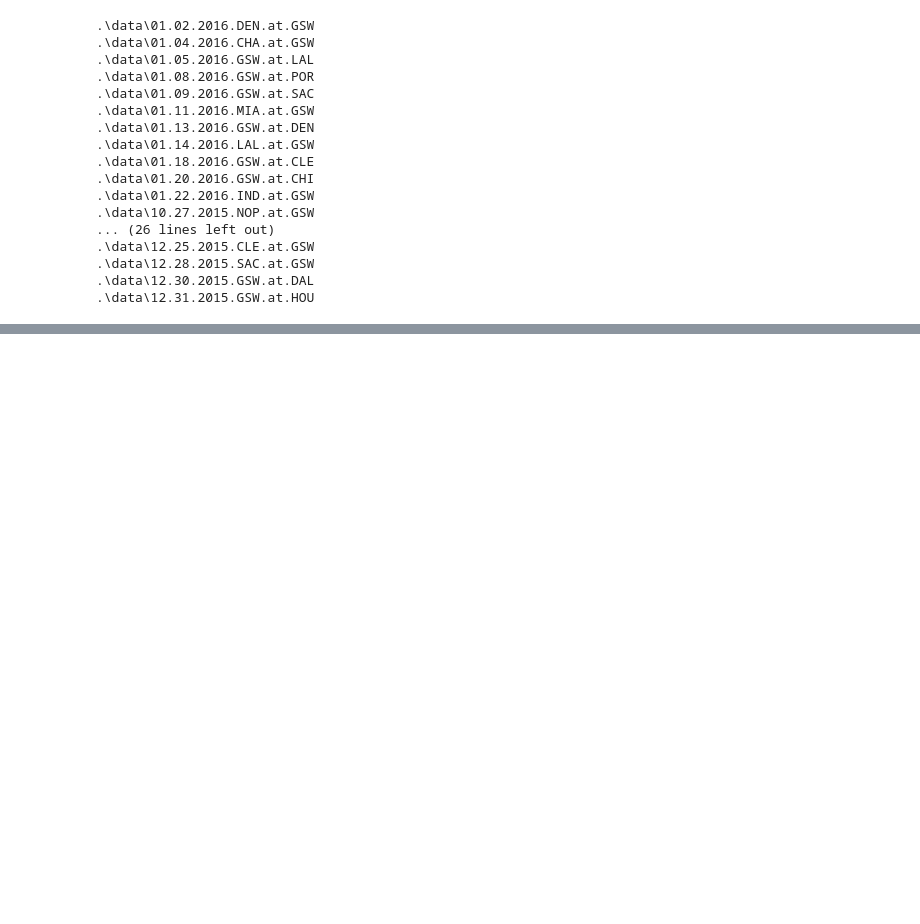
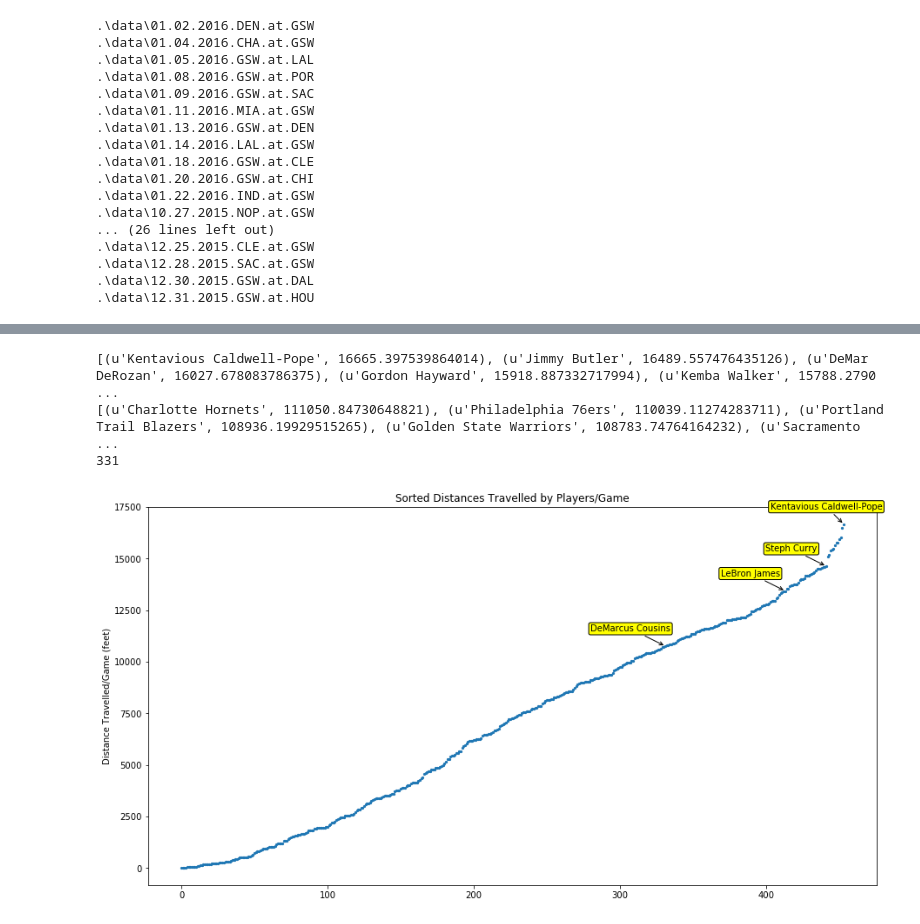
Before and after one commit to jtliao/nba-tracking-data-analysis, a Jupyter notebook: functions.ipynb, the cells around one changed output, grey strips where cells are left out. Saved outputs shown, nothing was run; the diff lists cells and outputs as text; code cells hidden in the pictures; blank space fills up the shorter version.

```diff
--- a/functions.ipynb
+++ b/functions.ipynb
@@ -279,0 +420,53 @@ Festus Ezeli
+# %%
+team_dists = json.load(open("team_to_dists.json"))
+# for team, winpct in team_to_winpct.items():
+#     print team
+#     if team not in team_dists:
+#         dist_dict, count = distance_travelled(team, p=False)
+#         for player_id, dists in sorted(dist_dict[team_to_id[team]].items(), key=lambda x:x[1][0], reverse=True):
+#             if player_id > 0:
+#                 print("{}: {} feet".format(id_to_player[player_id], dists[0]))
+#         dist_dict[team_to_id[team]]["count"] = count
+#         team_dists[team] = dist_dict[team_to_id[team]]
+#         json.dump(team_dists, open("team_to_dists.json", "w"))
+# %%
+player_avg = []
+team_avg = []
+for team, players in team_dists.items():
+    team_total = 0
+    for player, dist in players.items():
+        if player != "count" and int(player) != 0:
+            player_avg.append((id_to_player[int(player)], dist[0]/players["count"]))
+            team_total += dist[0]
+    team_avg.append((team, team_total/players["count"]))
+print sorted(player_avg, reverse=True, key=lambda x:x[1])[:10]
+print sorted(team_avg, reverse=True, key=lambda x:x[1])[:10]
+plt.figure(figsize=(15, 8))
+print [p[0] for p in sorted(player_avg, key=lambda x:x[1])].index("DeMarcus Cousins")
+sorted_avgs = [p[1] for p in sorted(player_avg, key=lambda x:x[1])]
+plt.scatter(range(len(player_avg)), sorted_avgs, s=5)
+plt.ylabel("Distance Travelled/Game (feet)")
+plt.title("Sorted Distances Travelled by Players/Game")
+plt.annotate("Kentavious Caldwell-Pope", xy=(range(len(player_avg))[-1], sorted_avgs[-1]), xytext=(-20, 20),
+             textcoords='offset points', ha='center', va='center',
+             bbox=dict(boxstyle='round,pad=0.2', fc='yellow', alpha=1),
+             arrowprops=dict(arrowstyle = '->', connectionstyle='arc3,rad=0'))
+plt.annotate("Steph Curry", xy=(range(len(player_avg))[441], sorted_avgs[441]), xytext=(-40, 20),
+             textcoords='offset points', ha='center', va='center',
+             bbox=dict(boxstyle='round,pad=0.2', fc='yellow', alpha=1),
+             arrowprops=dict(arrowstyle = '->', connectionstyle='arc3,rad=0'))
+plt.annotate("LeBron James", xy=(range(len(player_avg))[413], sorted_avgs[413]), xytext=(-40, 20),
+             textcoords='offset points', ha='center', va='center',
+             bbox=dict(boxstyle='round,pad=0.2', fc='yellow', alpha=1),
+             arrowprops=dict(arrowstyle = '->', connectionstyle='arc3,rad=0'))
+plt.annotate("DeMarcus Cousins", xy=(range(len(player_avg))[331], sorted_avgs[331]), xytext=(-40, 20),
+             textcoords='offset points', ha='center', va='center',
+             bbox=dict(boxstyle='round,pad=0.2', fc='yellow', alpha=1),
+             arrowprops=dict(arrowstyle = '->', connectionstyle='arc3,rad=0'))
+#plt.annotate("CJ", (range(len(player_avg))[-1], sorted_avgs[-1]))
+plt.show()
+# %% [output]
+[(u'Kentavious Caldwell-Pope', 16665.397539864014), (u'Jimmy Butler', 16489.557476435126), (u'DeMar DeRozan', 16027.678083786375), (u'Gordon Hayward', 15918.887332717994), (u'Kemba Walker', 15788.2790 ...
+[(u'Charlotte Hornets', 111050.84730648821), (u'Philadelphia 76ers', 110039.11274283711), (u'Portland Trail Blazers', 108936.19929515265), (u'Golden State Warriors', 108783.74764164232), (u'Sacramento ...
+331
+[figure, added]
```
Also changed, not shown: parts of 30 cells of this notebook, 6 other files.
